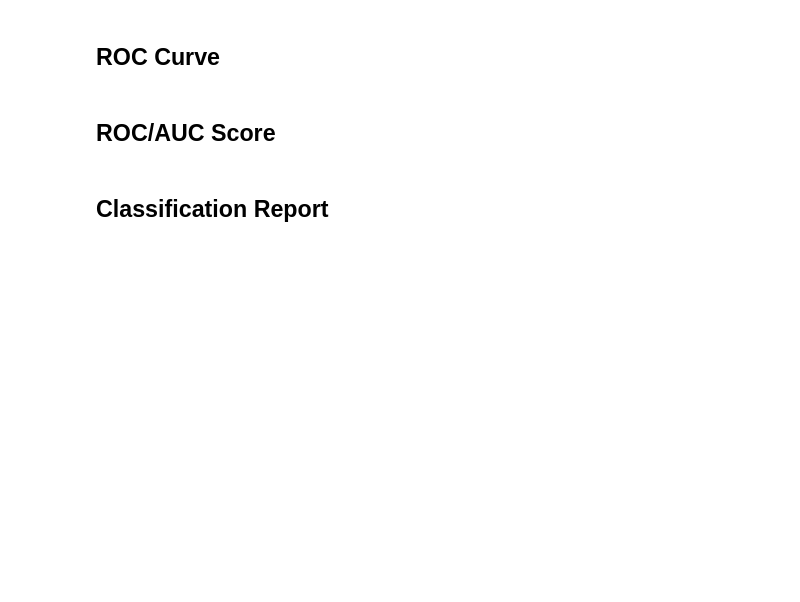
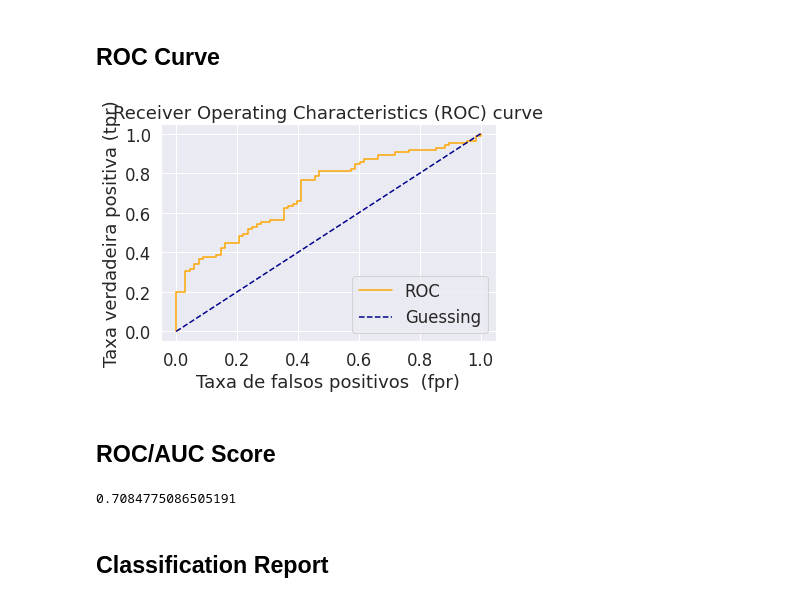
Before and after one commit to data-science-SG/2020_INF425_NLP_SeReS, a Jupyter notebook: eda/03_modelo_detecção_de_sinais_de_depressão.ipynb, the cells around one changed output. Saved outputs shown, nothing was run; the diff lists cells and outputs as text; code cells hidden in the pictures; blank space fills up the shorter version.

```diff
--- a/eda/03_modelo_detecção_de_sinais_de_depressão.ipynb
+++ b/eda/03_modelo_detecção_de_sinais_de_depressão.ipynb
@@ -673,14 +726,18 @@ def plot_roc_curve(fpr, tpr):
 # %%
 from sklearn.metrics import roc_curve
 
-fpr, tpr, thresholds = roc_curve(Y_test.detach().numpy(), Y_pred.detach().numpy())
+fpr, tpr, thresholds = roc_curve(Y_test.detach().cpu().numpy(), Y_pred.detach().cpu().numpy())
 plot_roc_curve(fpr, tpr)
+# %% [output]
+[figure, added]
 # %% [markdown]
 ## ROC/AUC Score
 # %%
 from sklearn.metrics import roc_auc_score
 
-roc_auc_score(Y_test.detach().numpy(), Y_pred.detach().numpy())
+roc_auc_score(Y_test.detach().cpu().numpy(), Y_pred.detach().cpu().numpy())
+# %% [output]
+0.7084775086505191
 # %% [markdown]
 ## Classification Report
 # %%
```
Also changed, not shown: parts of 127 cells of this notebook, 1 other file.
